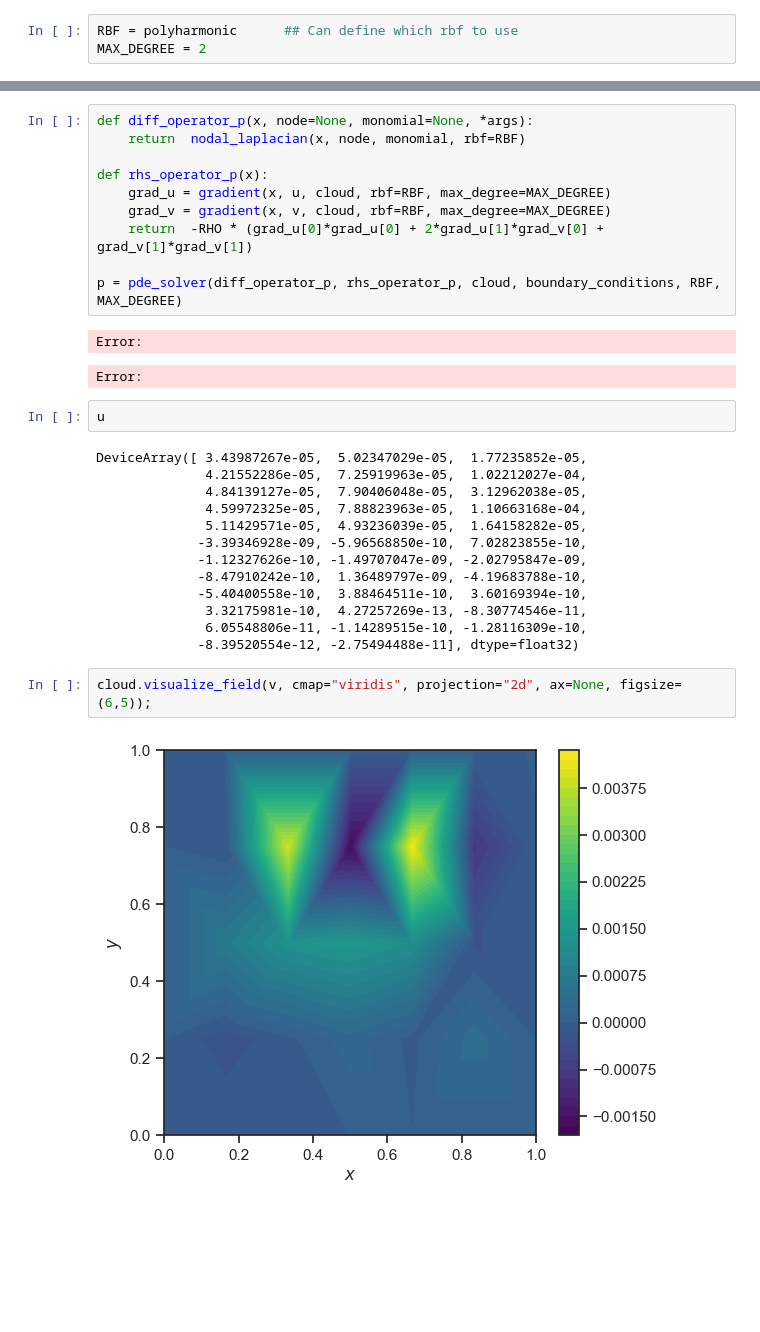
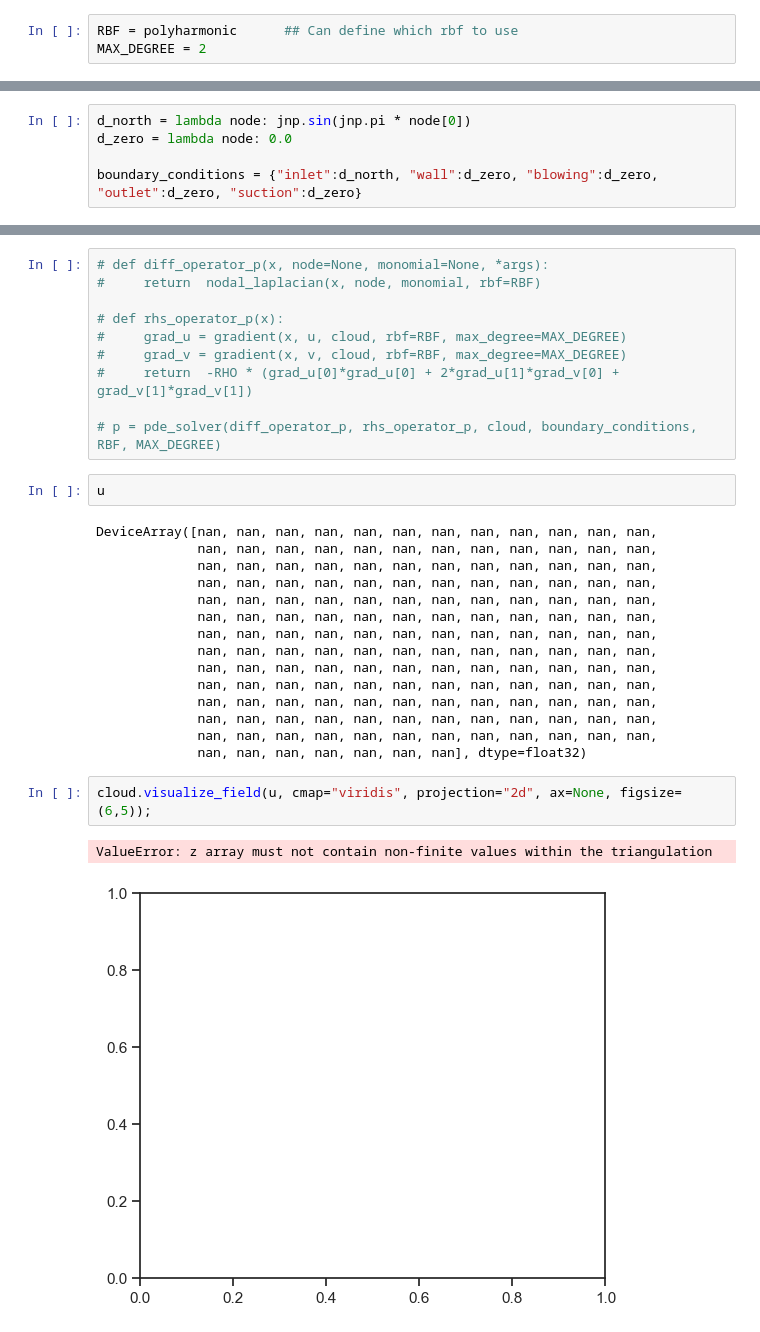
Before and after one commit to ddrous/Updes, a Jupyter notebook: examples/direct-adjoint-looping/06_channel_flow_with_updec.ipynb, the cells around one changed output, grey strips where cells are left out. Drawn from its saved outputs; the diff is of its cells as text; blank space fills up the shorter version.

```diff
--- a/examples/direct-adjoint-looping/06_channel_flow_with_updec.ipynb
+++ b/examples/direct-adjoint-looping/06_channel_flow_with_updec.ipynb
@@ -66,3 +64,8 @@ boundary_conditions = {0:d_zero, 1:d_zero, 2:d_zero, 3:d_zero}
+# %%
+d_north = lambda node: jnp.sin(jnp.pi * node[0])
+d_zero = lambda node: 0.0
+
+boundary_conditions = {"inlet":d_north, "wall":d_zero, "blowing":d_zero, "outlet":d_zero, "suction":d_zero}
 # %%
 u = jnp.ones((cloud.N,))
 v = jnp.ones((cloud.N,))
@@ -134,32 +99,32 @@ executing.executing.NotOneValueFound: Expected one value, found 0
 # %%
-def diff_operator_p(x, node=None, monomial=None, *args):
-    return  nodal_laplacian(x, node, monomial, rbf=RBF)
+# def diff_operator_p(x, node=None, monomial=None, *args):
+#     return  nodal_laplacian(x, node, monomial, rbf=RBF)
 
-def rhs_operator_p(x):
-    grad_u = gradient(x, u, cloud, rbf=RBF, max_degree=MAX_DEGREE)
-    grad_v = gradient(x, v, cloud, rbf=RBF, max_degree=MAX_DEGREE)
-    return  -RHO * (grad_u[0]*grad_u[0] + 2*grad_u[1]*grad_v[0] + grad_v[1]*grad_v[1])
+# def rhs_operator_p(x):
+#     grad_u = gradient(x, u, cloud, rbf=RBF, max_degree=MAX_DEGREE)
+#     grad_v = gradient(x, v, cloud, rbf=RBF, max_degree=MAX_DEGREE)
+#     return  -RHO * (grad_u[0]*grad_u[0] + 2*grad_u[1]*grad_v[0] + grad_v[1]*grad_v[1])
 
-p = pde_solver(diff_operator_p, rhs_operator_p, cloud, boundary_conditions, RBF, MAX_DEGREE)
+# p = pde_solver(diff_operator_p, rhs_operator_p, cloud, boundary_conditions, RBF, MAX_DEGREE)
-# %% [output]
-Error:
-Error:
 # %%
 u
 # %% [output]
-DeviceArray([ 3.43987267e-05,  5.02347029e-05,  1.77235852e-05,
-              4.21552286e-05,  7.25919963e-05,  1.02212027e-04,
-              4.84139127e-05,  7.90406048e-05,  3.12962038e-05,
-              4.59972325e-05,  7.88823963e-05,  1.10663168e-04,
-              5.11429571e-05,  4.93236039e-05,  1.64158282e-05,
-             -3.39346928e-09, -5.96568850e-10,  7.02823855e-10,
-             -1.12327626e-10, -1.49707047e-09, -2.02795847e-09,
-             -8.47910242e-10,  1.36489797e-09, -4.19683788e-10,
-             -5.40400558e-10,  3.88464511e-10,  3.60169394e-10,
-              3.32175981e-10,  4.27257269e-13, -8.30774546e-11,
-              6.05548806e-11, -1.14289515e-10, -1.28116309e-10,
-             -8.39520554e-12, -2.75494488e-11], dtype=float32)
+DeviceArray([nan, nan, nan, nan, nan, nan, nan, nan, nan, nan, nan, nan,
+             nan, nan, nan, nan, nan, nan, nan, nan, nan, nan, nan, nan,
+             nan, nan, nan, nan, nan, nan, nan, nan, nan, nan, nan, nan,
+             nan, nan, nan, nan, nan, nan, nan, nan, nan, nan, nan, nan,
+             nan, nan, nan, nan, nan, nan, nan, nan, nan, nan, nan, nan,
+             nan, nan, nan, nan, nan, nan, nan, nan, nan, nan, nan, nan,
+             nan, nan, nan, nan, nan, nan, nan, nan, nan, nan, nan, nan,
+             nan, nan, nan, nan, nan, nan, nan, nan, nan, nan, nan, nan,
+             nan, nan, nan, nan, nan, nan, nan, nan, nan, nan, nan, nan,
+             nan, nan, nan, nan, nan, nan, nan, nan, nan, nan, nan, nan,
+             nan, nan, nan, nan, nan, nan, nan, nan, nan, nan, nan, nan,
+             nan, nan, nan, nan, nan, nan, nan, nan, nan, nan, nan, nan,
+             nan, nan, nan, nan, nan, nan, nan, nan, nan, nan, nan, nan,
+             nan, nan, nan, nan, nan, nan, nan], dtype=float32)
 # %%
-cloud.visualize_field(v, cmap="viridis", projection="2d", ax=None, figsize=(6,5));
+cloud.visualize_field(u, cmap="viridis", projection="2d", ax=None, figsize=(6,5));
 # %% [output]
+ValueError: z array must not contain non-finite values within the triangulation
-[figure, old version]
+[figure, new version]
```
Also changed, not shown: parts of 4 cells of this notebook, 3 other files.
